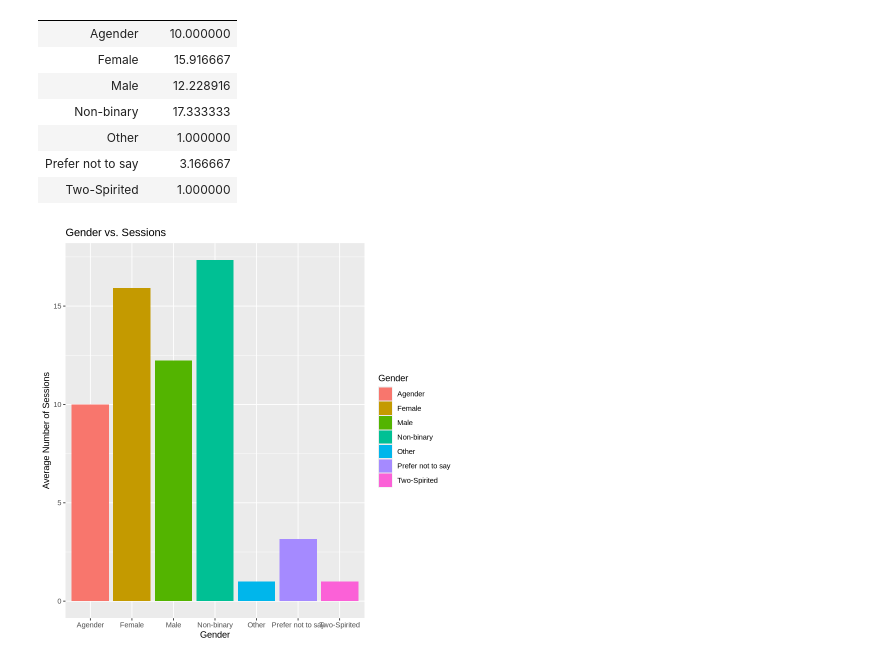
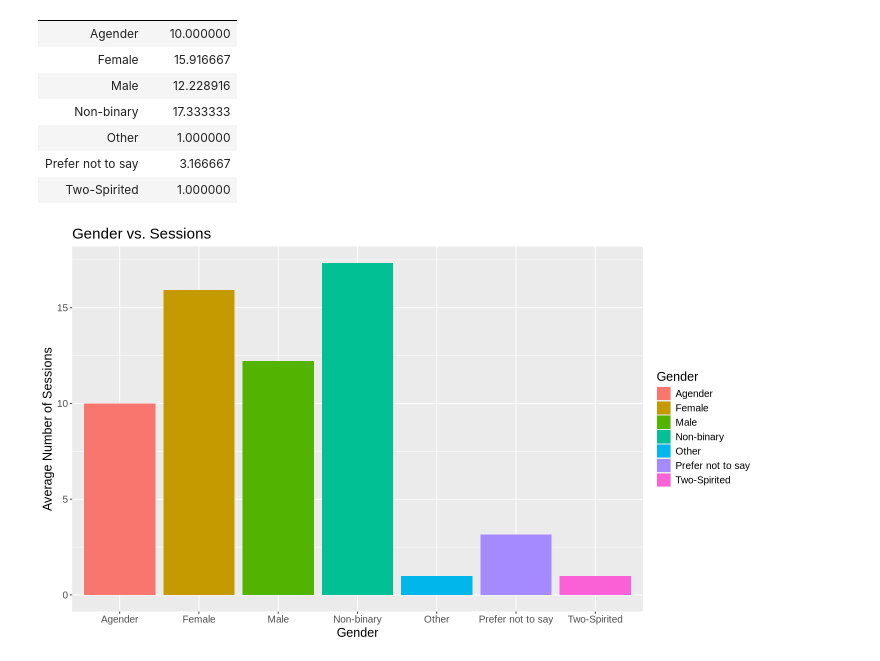
Before and after one commit to evangelinec/DSCI_final_project, a Jupyter notebook: final_project_work.ipynb, the cells around one changed output. Drawn from its saved outputs; the diff is of its cells as text; code cells hidden in the pictures.

```diff
--- a/final_project_work.ipynb
+++ b/final_project_work.ipynb
@@ -226,10 +236,13 @@ A tibble: 7 × 2
 | Prefer not to say | 3.166667 |
 | Two-Spirited | 1.000000 |
 # %%
+options(repr.plot.width = 12, repr.plot.height = 7)
+
 gender_players_with_sessions_plot<-gender_players_with_sessions|>
     ggplot(aes(x=gender, y=avg_sessions, fill=gender))+
     geom_bar(stat="identity")+
-    labs(title="Gender vs. Sessions", x="Gender", y="Average Number of Sessions", fill="Gender")
+    labs(title="Gender vs. Sessions", x="Gender", y="Average Number of Sessions", fill="Gender")+
+    theme(text = element_text(size = 15))
 gender_players_with_sessions_plot
 # %% [output]
-[figure, old version]
+[figure, new version]
```
Also changed, not shown: parts of 11 cells of this notebook.
